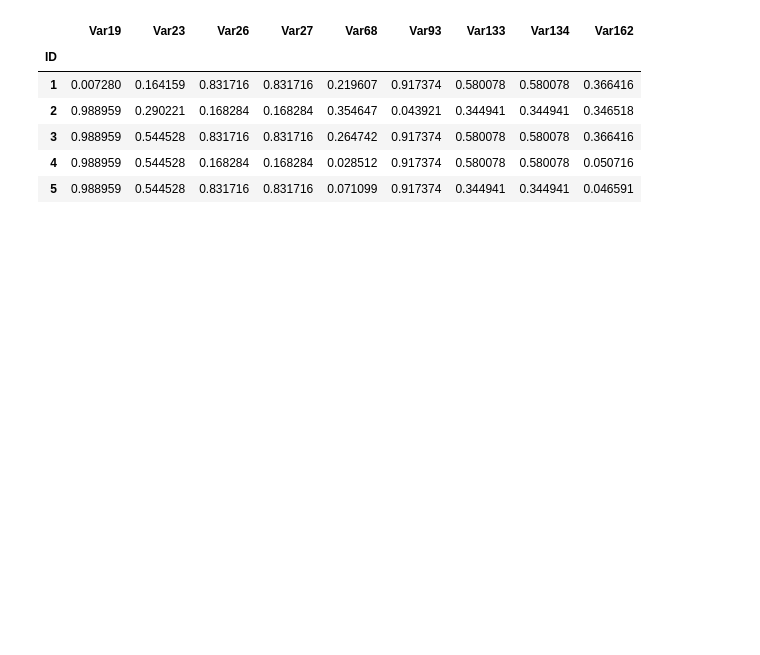
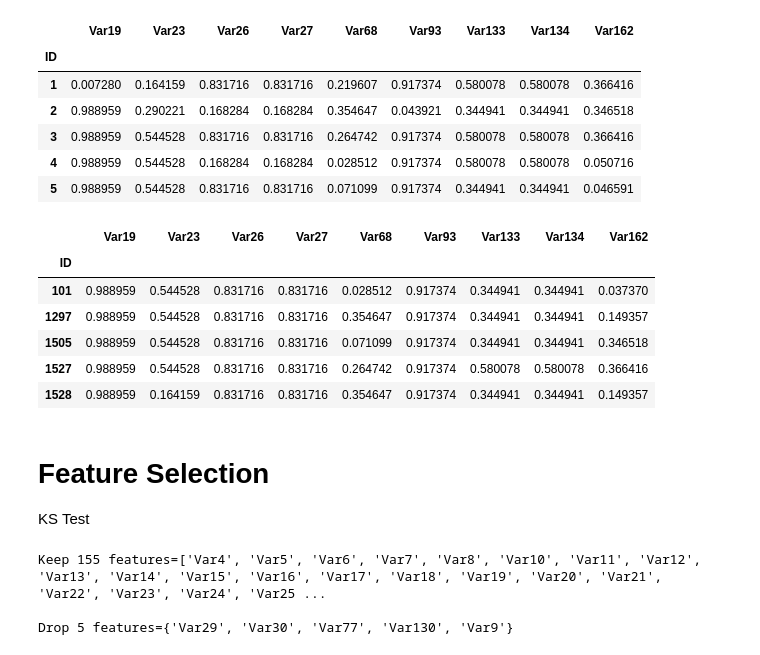
Before and after one commit to seahrh/credit-scoring-exercise, a Jupyter notebook: ex2.ipynb, the cells around one changed output. Drawn from its saved outputs; the diff is of its cells as text; code cells hidden in the pictures; blank space fills up the shorter version.

```diff
--- a/ex2.ipynb
+++ b/ex2.ipynb
@@ -125,3 +127,17 @@ train[CATEGORICALS].head()
 | 3 | 0.988959 | 0.544528 | 0.831716 | 0.831716 | 0.264742 | 0.917374 | 0.580078 | 0.580078 | 0.366416 |
 | 4 | 0.988959 | 0.544528 | 0.168284 | 0.168284 | 0.028512 | 0.917374 | 0.580078 | 0.580078 | 0.050716 |
 | 5 | 0.988959 | 0.544528 | 0.831716 | 0.831716 | 0.071099 | 0.917374 | 0.344941 | 0.344941 | 0.046591 |
+# %%
+test[CATEGORICALS].head()
+# %% [output]
+|  | Var19 | Var23 | Var26 | Var27 | Var68 | Var93 | Var133 | Var134 | Var162 |
+| ID |  |  |  |  |  |  |  |  |  |
+| 101 | 0.988959 | 0.544528 | 0.831716 | 0.831716 | 0.028512 | 0.917374 | 0.344941 | 0.344941 | 0.037370 |
+| 1297 | 0.988959 | 0.544528 | 0.831716 | 0.831716 | 0.354647 | 0.917374 | 0.344941 | 0.344941 | 0.149357 |
+| 1505 | 0.988959 | 0.544528 | 0.831716 | 0.831716 | 0.071099 | 0.917374 | 0.344941 | 0.344941 | 0.346518 |
+| 1527 | 0.988959 | 0.544528 | 0.831716 | 0.831716 | 0.264742 | 0.917374 | 0.580078 | 0.580078 | 0.366416 |
+| 1528 | 0.988959 | 0.164159 | 0.831716 | 0.831716 | 0.354647 | 0.917374 | 0.344941 | 0.344941 | 0.149357 |
+# %% [markdown]
+# Feature Selection
+
+KS Test
@@ -128,3 +158,14 @@ train[CATEGORICALS].head()
+# %%
+dropped = original - set(FEATURES)
+print(f"""
+Keep {len(FEATURES)} features={FEATURES}
+
+Drop {len(dropped)} features={dropped}
+""")
+# %% [output]
+Keep 155 features=['Var4', 'Var5', 'Var6', 'Var7', 'Var8', 'Var10', 'Var11', 'Var12', 'Var13', 'Var14', 'Var15', 'Var16', 'Var17', 'Var18', 'Var19', 'Var20', 'Var21', 'Var22', 'Var23', 'Var24', 'Var25 ...
+
+Drop 5 features={'Var29', 'Var30', 'Var77', 'Var130', 'Var9'}
 # %%
 y_train = train[TARGET]
 x_train = train[FEATURES]
```
Also changed, not shown: parts of 8 cells of this notebook.
